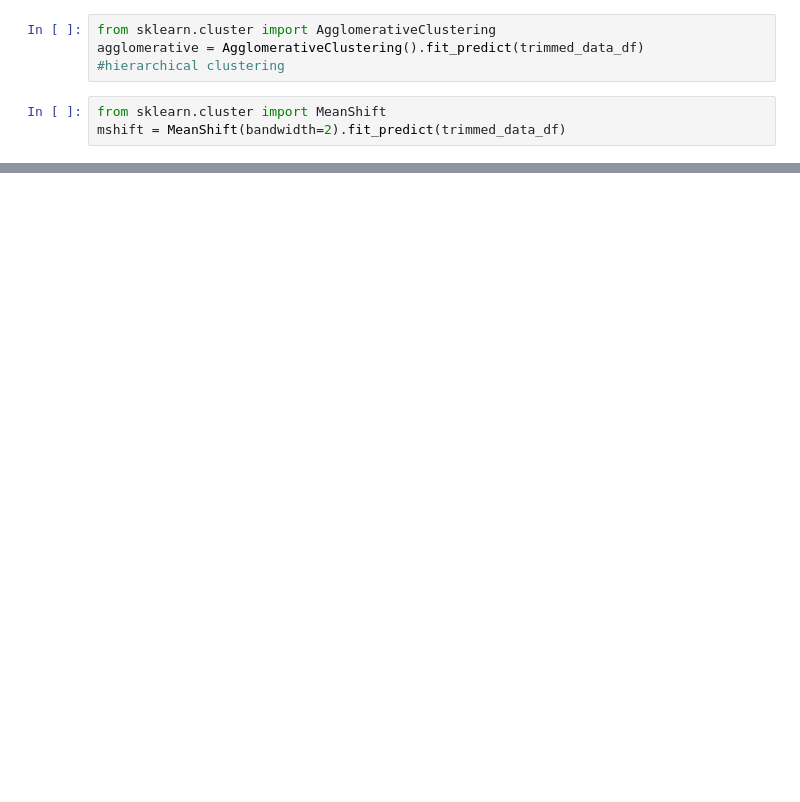
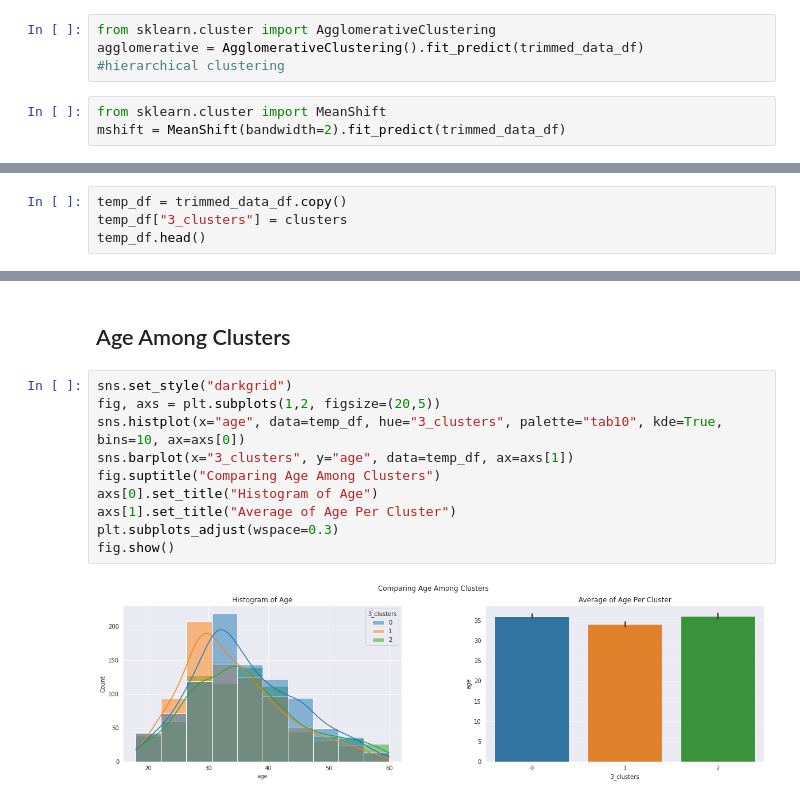
Before and after one commit to afnanrahman/EAFP, a Jupyter notebook: Kevin_Omer_Clustering.ipynb, the cells around one changed output, grey strips where cells are left out. Saved outputs shown, nothing was run; the diff lists cells and outputs as text; blank space fills up the shorter version.

```diff
--- a/Kevin_Omer_Clustering.ipynb
+++ b/Kevin_Omer_Clustering.ipynb
@@ -276,0 +468,4 @@ agglomerative clustering: 0.5205695764024323
+# %%
+temp_df = trimmed_data_df.copy()
+temp_df["3_clusters"] = clusters
+temp_df.head()
@@ -276,0 +486,14 @@ agglomerative clustering: 0.5205695764024323
+# %% [markdown]
+## Age Among Clusters
+# %%
+sns.set_style("darkgrid")
+fig, axs = plt.subplots(1,2, figsize=(20,5))
+sns.histplot(x="age", data=temp_df, hue="3_clusters", palette="tab10", kde=True, bins=10, ax=axs[0])
+sns.barplot(x="3_clusters", y="age", data=temp_df, ax=axs[1])
+fig.suptitle("Comparing Age Among Clusters")
+axs[0].set_title("Histogram of Age")
+axs[1].set_title("Average of Age Per Cluster")
+plt.subplots_adjust(wspace=0.3)
+fig.show()
+# %% [output]
+[figure, added]
```
Also changed, not shown: parts of 40 cells of this notebook.
